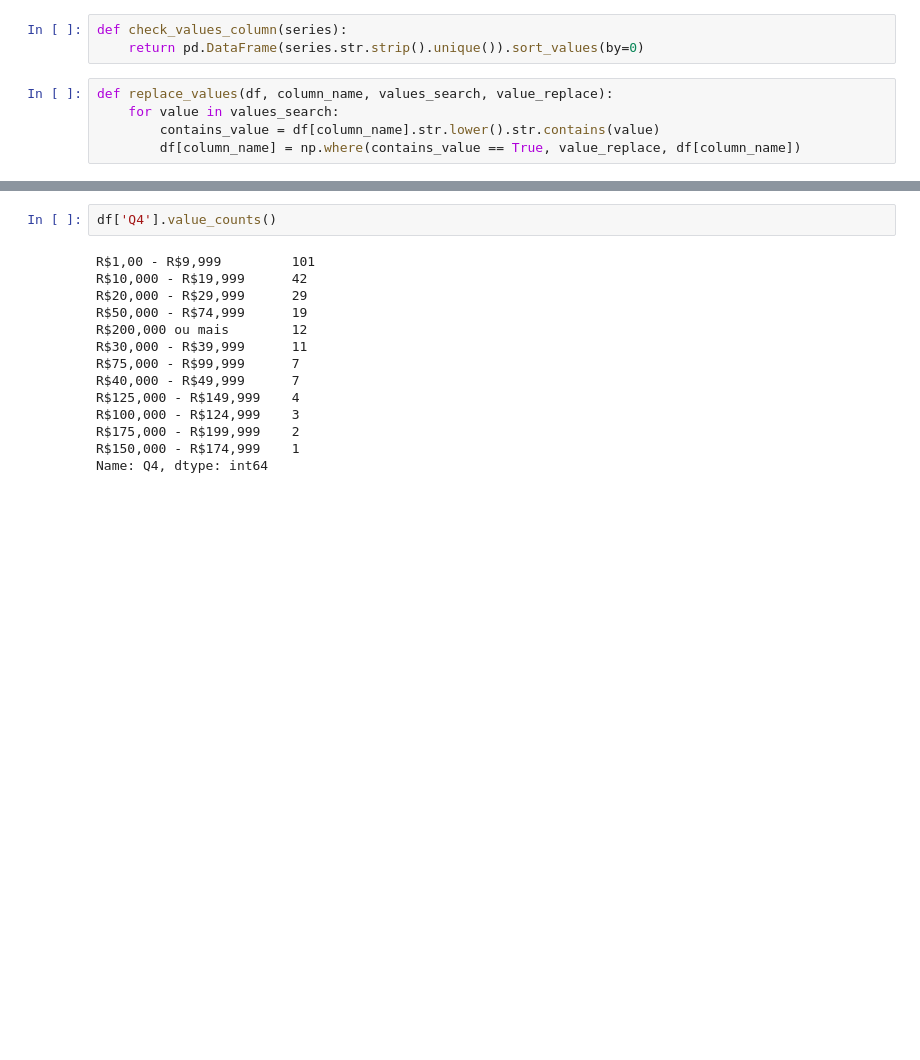
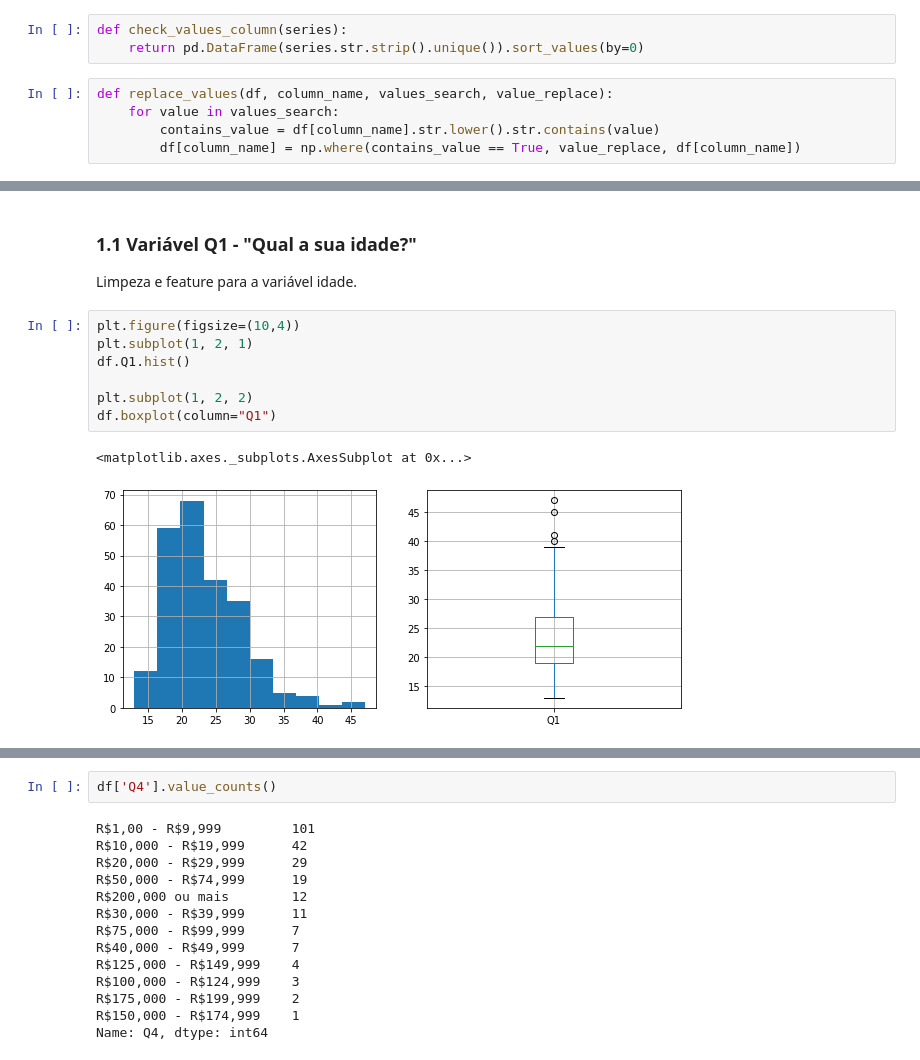
Before and after one commit to claytonrm/AnalisePreditivaSuicidio, a Jupyter notebook: AnalisePreditivaSuicidio.ipynb, the cells around one changed output, grey strips where cells are left out. Cells and saved outputs as stored; diff of their text form; blank space fills up the shorter version.

```diff
--- a/AnalisePreditivaSuicidio.ipynb
+++ b/AnalisePreditivaSuicidio.ipynb
@@ -69,0 +83,13 @@ def replace_values(df, column_name, values_search, value_replace):
+# %% [markdown]
+### 1.1 Variável Q1 - "Qual a sua idade?"
+Limpeza e feature para a variável idade. <br>
+# %%
+plt.figure(figsize=(10,4))
+plt.subplot(1, 2, 1)
+df.Q1.hist()
+
+plt.subplot(1, 2, 2)
+df.boxplot(column="Q1")
+# %% [output]
+<matplotlib.axes._subplots.AxesSubplot at 0x...>
+[figure, added]
```
Also changed, not shown: parts of 18 cells of this notebook.
